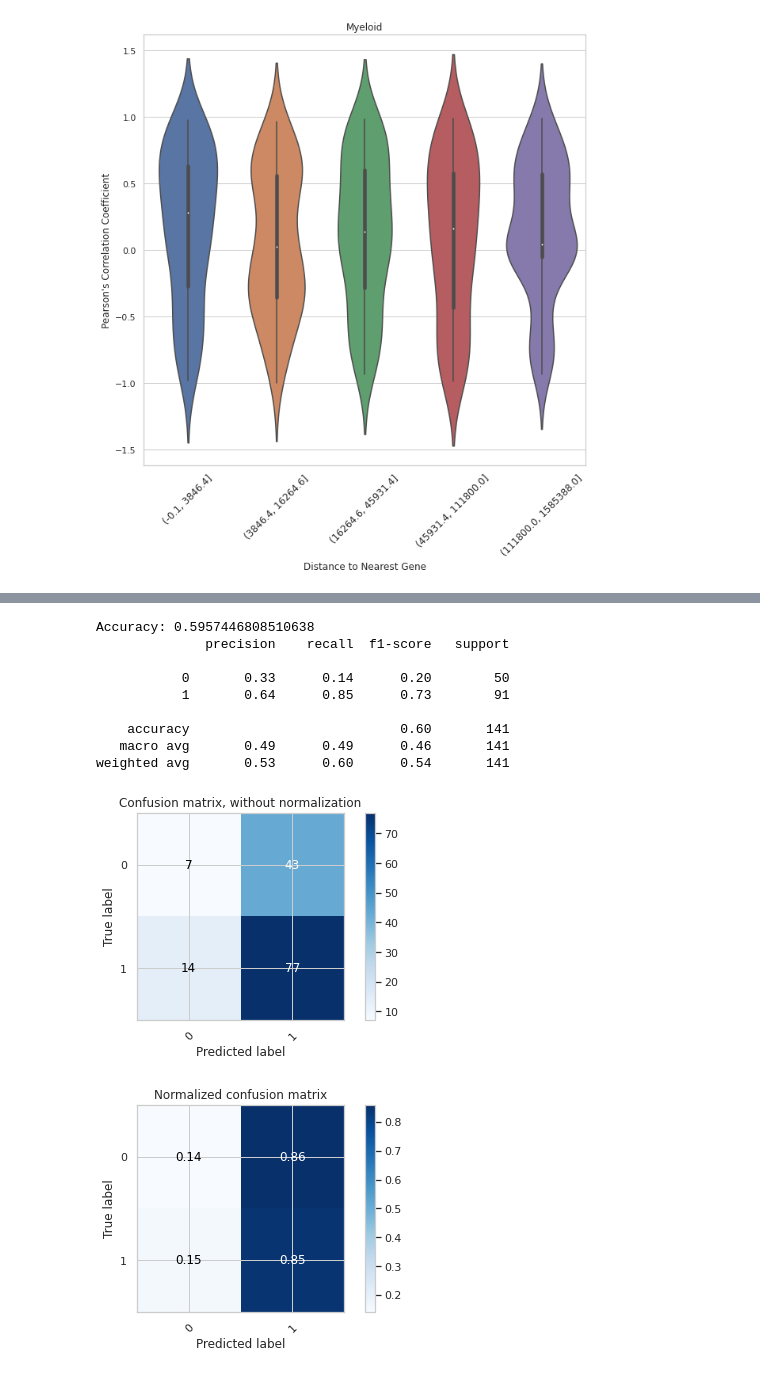
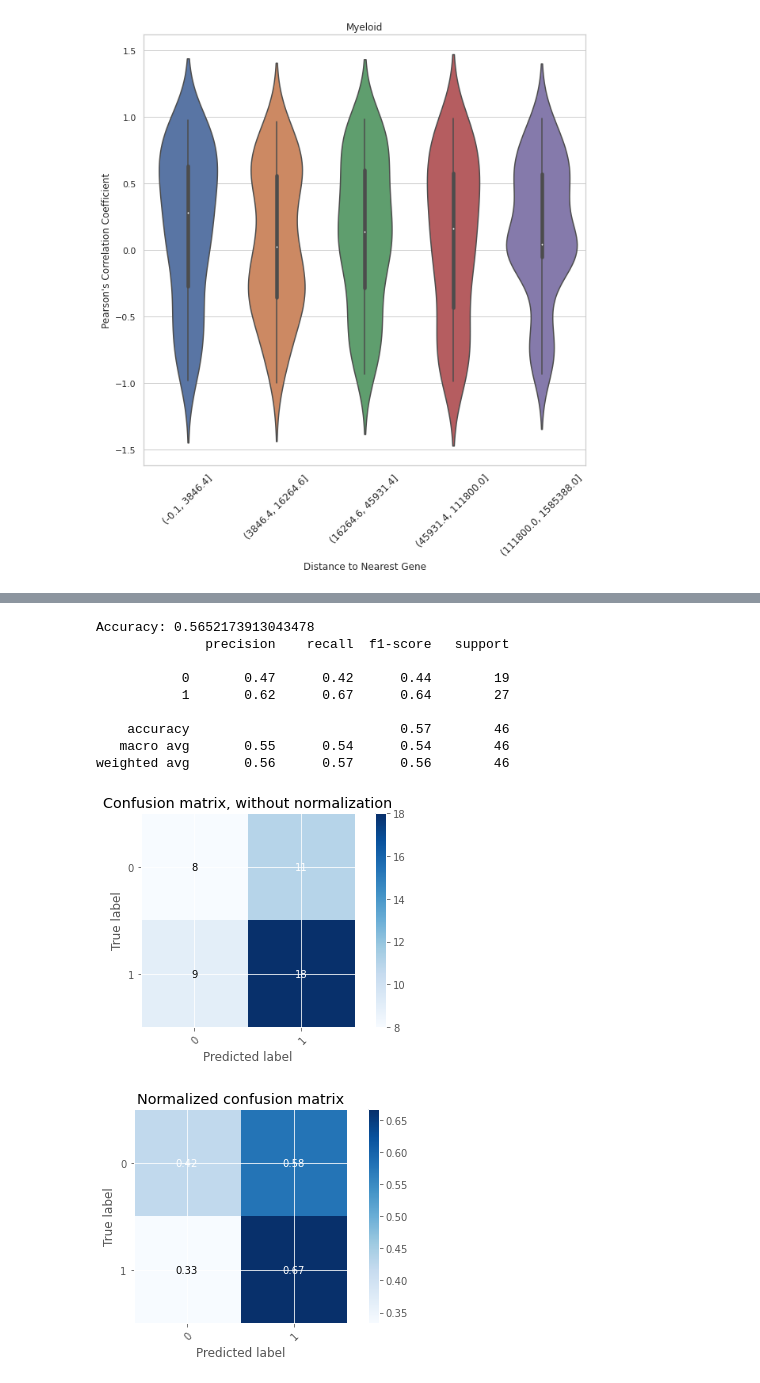
Before and after one commit to code-s-witch/Pollard-Lab, a Jupyter notebook: combined_replicates_cellType_specific.ipynb, the cells around one changed output, grey strips where cells are left out. Drawn from its saved outputs; the diff is of its cells as text; code cells hidden in the pictures.

```diff
--- a/combined_replicates_cellType_specific.ipynb
+++ b/combined_replicates_cellType_specific.ipynb
@@ -1089,25 +1160,25 @@ best score:  0.6567832167832168
 # %%
 # Test model using the parameters from gridsearchCV
-select_model(test_4, RandomForestClassifier(random_state=10,
+select_model(test_0, RandomForestClassifier(random_state=10,
           max_depth = 5,
           max_features= 'sqrt',
           n_estimators= 50))
 # Rename dataframe
 svc = dataframe
 # Accuracy is the number of correct predictions (TP + TN) / (TP + FP + FN + TN)
 # correctness
 # Precision is the number of picking correctly vs. picking incorrectly (TP) / (TP + FP)
 # Recall is the number in the class that we actually classified to be in that class (TP) / (TP + FN)
 # F-1 is a combination of precision and recall
 # %% [output]
-Accuracy: 0.5957446808510638
+Accuracy: 0.5652173913043478
               precision    recall  f1-score   support
 
-           0       0.33      0.14      0.20        50
-           1       0.64      0.85      0.73        91
+           0       0.47      0.42      0.44        19
+           1       0.62      0.67      0.64        27
 
-    accuracy                           0.60       141
-   macro avg       0.49      0.49      0.46       141
-weighted avg       0.53      0.60      0.54       141
+    accuracy                           0.57        46
+   macro avg       0.55      0.54      0.54        46
+weighted avg       0.56      0.57      0.56        46
-[figure, old version]
+[figure, new version]
-[figure, old version]
+[figure, new version]
```
Also changed, not shown: parts of 9 cells of this notebook, 1 other file.
